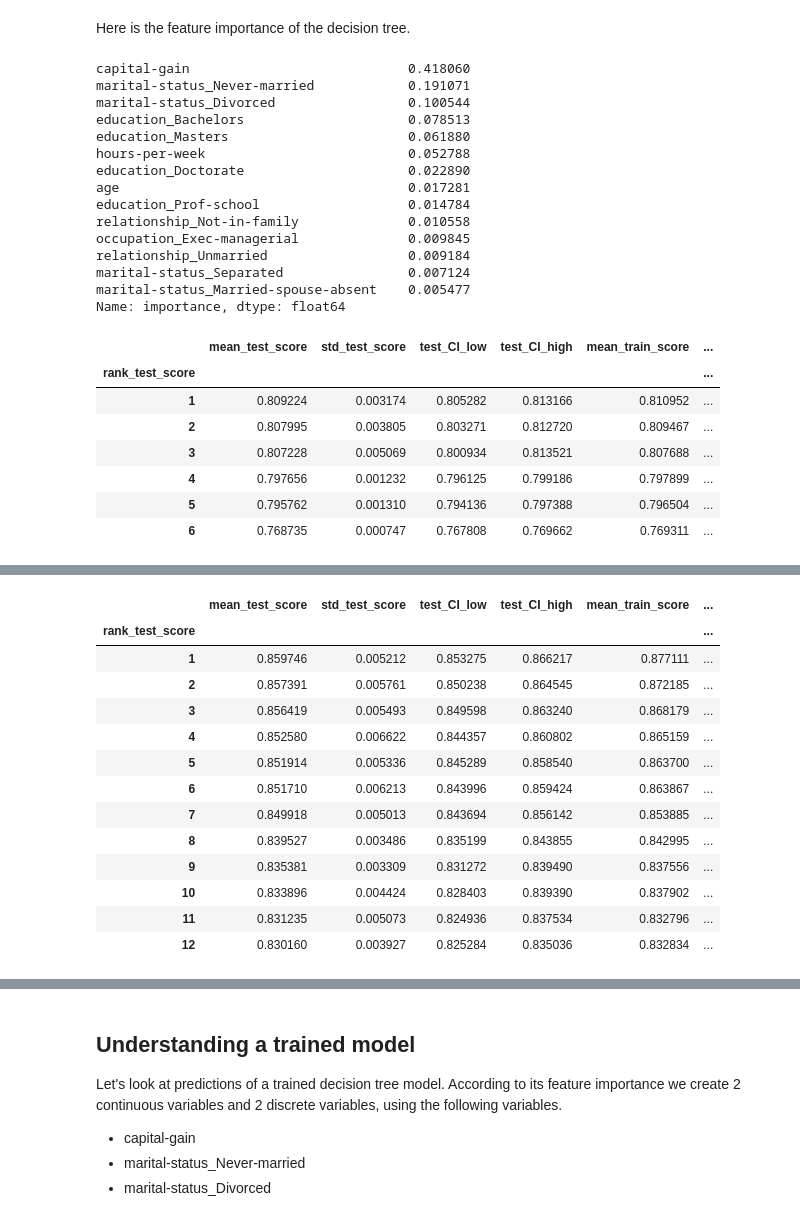
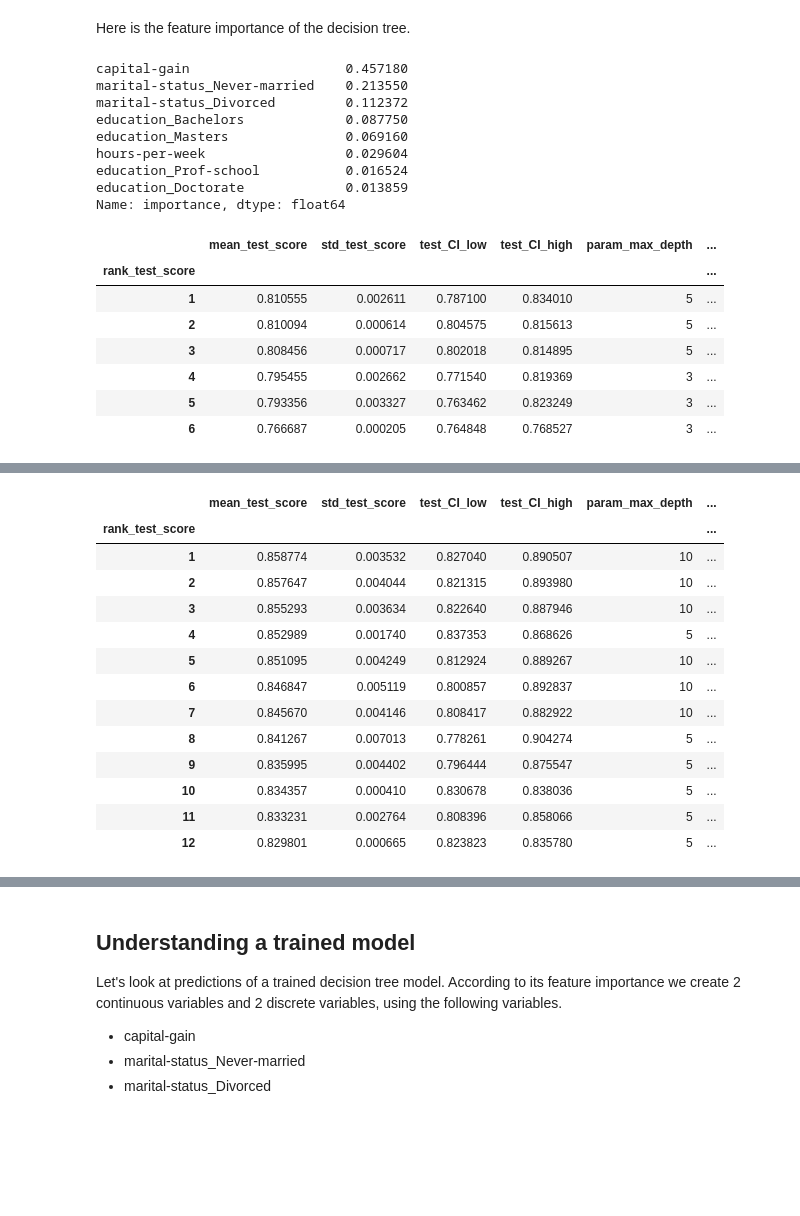
Before and after one commit to stdiff/adhoc, a Jupyter notebook: notebooks/usage-modeling.ipynb, the cells around one changed output, grey strips where cells are left out. Cells and saved outputs as stored; diff of their text form; code cells hidden in the pictures; blank space fills up the shorter version.

```diff
--- a/notebooks/usage-modeling.ipynb
+++ b/notebooks/usage-modeling.ipynb
@@ -100,7 +102,7 @@ Let us try to train a model and pick the best hyperparameters. `grid_params` is
 from sklearn.linear_model import LogisticRegression
 
 plr = simple_pipeline_cv(name="plr", model=LogisticRegression(penalty="elasticnet", solver="saga"),
-                         param_grid=grid_params["LogisticRegression"]) ## GridSearchCV instance
+                         param_grid=grid_params["LogisticRegression"], cv=2) ## GridSearchCV instance
 plr.fit(X_train, y_train);
 # %% [markdown]
 The result of the cross-validation is stored in `cv_results_` attribute.
@@ -165,9 +166,10 @@ show_coefficients(plr, X_train.columns).sort_values(by=1.0, ascending=False)
 96 rows × 1 columns
 # %%
+from sklearn.model_selection import GridSearchCV
 from sklearn.tree import DecisionTreeClassifier
 
-tree = simple_pipeline_cv("tree", DecisionTreeClassifier(random_state=3),
-                          grid_params["DecisionTree"])
+tree = GridSearchCV(DecisionTreeClassifier(random_state=3),
+                    grid_params["DecisionTree"], cv=2)
 tree.fit(X_train,y_train)
 cv_results_summary(tree)
 # %% [output]
@@ -193,38 +195,31 @@ from adhoc.modeling import show_feature_importance
 s_fi_tree = show_feature_importance(tree, X_train.columns)
 s_fi_tree[s_fi_tree > 0]
 # %% [output]
-capital-gain                            0.418060
-marital-status_Never-married            0.191071
-marital-status_Divorced                 0.100544
-education_Bachelors                     0.078513
-education_Masters                       0.061880
-hours-per-week                          0.052788
-education_Doctorate                     0.022890
-age                                     0.017281
-education_Prof-school                   0.014784
-relationship_Not-in-family              0.010558
-occupation_Exec-managerial              0.009845
-relationship_Unmarried                  0.009184
-marital-status_Separated                0.007124
-marital-status_Married-spouse-absent    0.005477
+capital-gain                    0.457180
+marital-status_Never-married    0.213550
+marital-status_Divorced         0.112372
+education_Bachelors             0.087750
+education_Masters               0.069160
+hours-per-week                  0.029604
+education_Prof-school           0.016524
+education_Doctorate             0.013859
 Name: importance, dtype: float64
 # %%
 from sklearn.ensemble import RandomForestClassifier
 
-rf = simple_pipeline_cv(name="rf",
-                        model=RandomForestClassifier(random_state=3),
-                        param_grid=grid_params["RandomForest"])
+rf = GridSearchCV(RandomForestClassifier(random_state=3),
+                  grid_params["RandomForest"], cv=2)
 rf.fit(X_train,y_train)
 cv_results_summary(rf)
 # %% [output]
-|  | mean_test_score | std_test_score | test_CI_low | test_CI_high | mean_train_score | ... |
+|  | mean_test_score | std_test_score | test_CI_low | test_CI_high | param_max_depth | ... |
 | rank_test_score |  |  |  |  |  | ... |
-| 1 | 0.809224 | 0.003174 | 0.805282 | 0.813166 | 0.810952 | ... |
-| 2 | 0.807995 | 0.003805 | 0.803271 | 0.812720 | 0.809467 | ... |
-| 3 | 0.807228 | 0.005069 | 0.800934 | 0.813521 | 0.807688 | ... |
-| 4 | 0.797656 | 0.001232 | 0.796125 | 0.799186 | 0.797899 | ... |
-| 5 | 0.795762 | 0.001310 | 0.794136 | 0.797388 | 0.796504 | ... |
-| 6 | 0.768735 | 0.000747 | 0.767808 | 0.769662 | 0.769311 | ... |
+| 1 | 0.810555 | 0.002611 | 0.787100 | 0.834010 | 5 | ... |
+| 2 | 0.810094 | 0.000614 | 0.804575 | 0.815613 | 5 | ... |
+| 3 | 0.808456 | 0.000717 | 0.802018 | 0.814895 | 5 | ... |
+| 4 | 0.795455 | 0.002662 | 0.771540 | 0.819369 | 3 | ... |
+| 5 | 0.793356 | 0.003327 | 0.763462 | 0.823249 | 3 | ... |
+| 6 | 0.766687 | 0.000205 | 0.764848 | 0.768527 | 3 | ... |
 # %%
 s_fi_rf = show_feature_importance(rf, X_train.columns).sort_values(ascending=False)
 s_fi_rf[s_fi_rf>0.01]
@@ -250,26 +245,25 @@ Name: importance, dtype: float64
 # %%
 from xgboost.sklearn import XGBClassifier
 
-xgb = simple_pipeline_cv(name="xgb",
-                         model=XGBClassifier(random_state=51),
-                         param_grid=grid_params["XGB"])
+xgb = GridSearchCV(XGBClassifier(random_state=51),
+                   grid_params["XGB"], cv=2)
 xgb.fit(X_train,y_train)
 cv_results_summary(xgb)
 # %% [output]
-|  | mean_test_score | std_test_score | test_CI_low | test_CI_high | mean_train_score | ... |
+|  | mean_test_score | std_test_score | test_CI_low | test_CI_high | param_max_depth | ... |
 | rank_test_score |  |  |  |  |  | ... |
-| 1 | 0.859746 | 0.005212 | 0.853275 | 0.866217 | 0.877111 | ... |
-| 2 | 0.857391 | 0.005761 | 0.850238 | 0.864545 | 0.872185 | ... |
-| 3 | 0.856419 | 0.005493 | 0.849598 | 0.863240 | 0.868179 | ... |
-| 4 | 0.852580 | 0.006622 | 0.844357 | 0.860802 | 0.865159 | ... |
-| 5 | 0.851914 | 0.005336 | 0.845289 | 0.858540 | 0.863700 | ... |
-| 6 | 0.851710 | 0.006213 | 0.843996 | 0.859424 | 0.863867 | ... |
-| 7 | 0.849918 | 0.005013 | 0.843694 | 0.856142 | 0.853885 | ... |
-| 8 | 0.839527 | 0.003486 | 0.835199 | 0.843855 | 0.842995 | ... |
-| 9 | 0.835381 | 0.003309 | 0.831272 | 0.839490 | 0.837556 | ... |
-| 10 | 0.833896 | 0.004424 | 0.828403 | 0.839390 | 0.837902 | ... |
-| 11 | 0.831235 | 0.005073 | 0.824936 | 0.837534 | 0.832796 | ... |
-| 12 | 0.830160 | 0.003927 | 0.825284 | 0.835036 | 0.832834 | ... |
+| 1 | 0.858774 | 0.003532 | 0.827040 | 0.890507 | 10 | ... |
+| 2 | 0.857647 | 0.004044 | 0.821315 | 0.893980 | 10 | ... |
+| 3 | 0.855293 | 0.003634 | 0.822640 | 0.887946 | 10 | ... |
+| 4 | 0.852989 | 0.001740 | 0.837353 | 0.868626 | 5 | ... |
+| 5 | 0.851095 | 0.004249 | 0.812924 | 0.889267 | 10 | ... |
+| 6 | 0.846847 | 0.005119 | 0.800857 | 0.892837 | 10 | ... |
+| 7 | 0.845670 | 0.004146 | 0.808417 | 0.882922 | 10 | ... |
+| 8 | 0.841267 | 0.007013 | 0.778261 | 0.904274 | 5 | ... |
+| 9 | 0.835995 | 0.004402 | 0.796444 | 0.875547 | 5 | ... |
+| 10 | 0.834357 | 0.000410 | 0.830678 | 0.838036 | 5 | ... |
+| 11 | 0.833231 | 0.002764 | 0.808396 | 0.858066 | 5 | ... |
+| 12 | 0.829801 | 0.000665 | 0.823823 | 0.835780 | 5 | ... |
 # %%
 s_fi_xgb = show_feature_importance(xgb, X_train.columns).sort_values(ascending=False)
 s_fi_xgb[s_fi_xgb>0.01]
```
Also changed, not shown: parts of 9 cells of this notebook, 1 other file.
